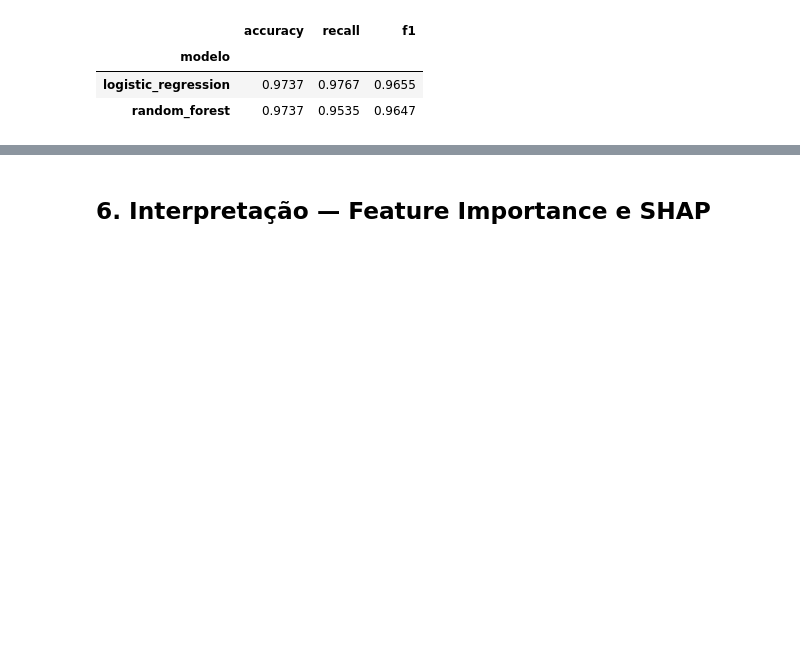
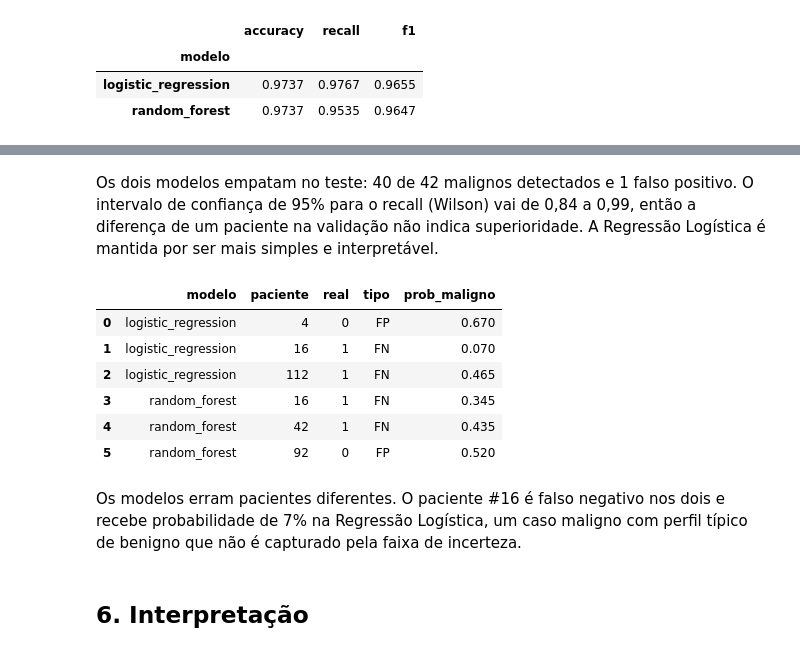
Before and after one commit to GustavoHMS21/postech-tech-challenge-fase1-cancer-mama, a Jupyter notebook: notebooks/analysis.ipynb, the cells around one changed output, grey strips where cells are left out. Drawn from its saved outputs; the diff is of its cells as text; code cells hidden in the pictures; blank space fills up the shorter version.

```diff
--- a/notebooks/analysis.ipynb
+++ b/notebooks/analysis.ipynb
@@ -129,5 +129,22 @@ em 42 malignos), 1 falso positivo, F1 0,96. A Random Forest teve 4 falsos negati
+# %% [markdown]
+Os dois modelos empatam no teste: 40 de 42 malignos detectados e 1 falso positivo. O intervalo de confiança de
+95% para o recall (Wilson) vai de 0,84 a 0,99, então a diferença de um paciente na validação não indica
+superioridade. A Regressão Logística é mantida por ser mais simples e interpretável.
+# %%
+evaluate.error_analysis()
+# %% [output]
+|  | modelo | paciente | real | tipo | prob_maligno |
+| 0 | logistic_regression | 4 | 0 | FP | 0.670 |
+| 1 | logistic_regression | 16 | 1 | FN | 0.070 |
+| 2 | logistic_regression | 112 | 1 | FN | 0.465 |
+| 3 | random_forest | 16 | 1 | FN | 0.345 |
+| 4 | random_forest | 42 | 1 | FN | 0.435 |
+| 5 | random_forest | 92 | 0 | FP | 0.520 |
+# %% [markdown]
+Os modelos erram pacientes diferentes. O paciente #16 é falso negativo nos dois e recebe probabilidade de 7% na
+Regressão Logística, um caso maligno com perfil típico de benigno que não é capturado pela faixa de incerteza.
 # %% [markdown]
-## 6. Interpretação — Feature Importance e SHAP
+## 6. Interpretação
 # %%
 display(explain.feature_importance().head(10).round(3))
 display(Image(explain.plot_feature_importance()))
```
Also changed, not shown: parts of 22 cells of this notebook, 35 other files.
